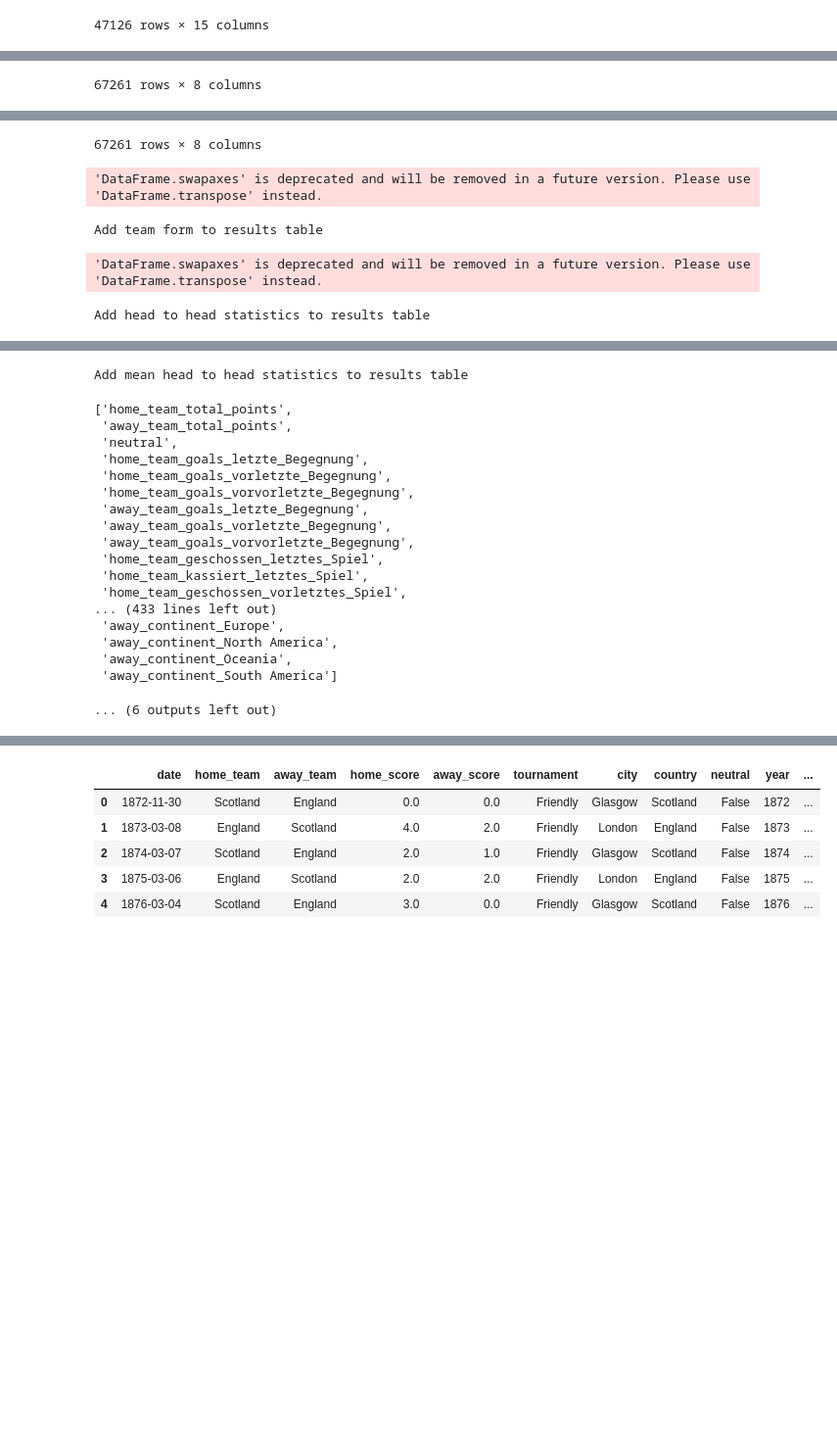
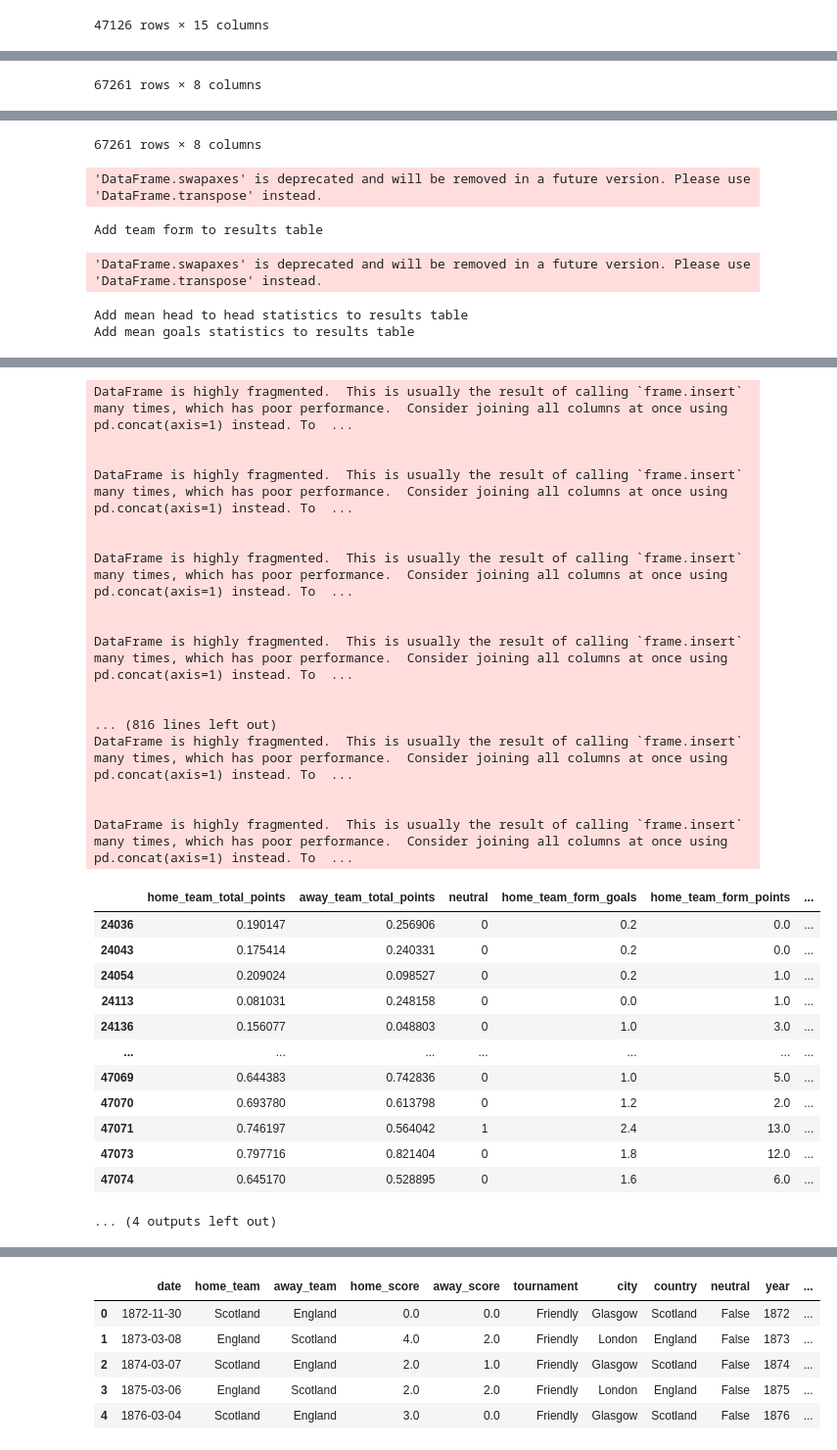
Before and after one commit to NiklasSeitherDHBW/Fussballergebnisse, a Jupyter notebook: Niklas_Weiterfürhung Sphie.ipynb, the cells around one changed output, grey strips where cells are left out. Shown at 98% size. Saved outputs shown, nothing was run; the diff lists cells and outputs as text; code cells hidden in the pictures; blank space fills up the shorter version.

```diff
--- a/Niklas_Weiterfürhung Sphie.ipynb
+++ b/Niklas_Weiterfürhung Sphie.ipynb
@@ -2798,11 +2846,14 @@ def prepare_data(df, target_col, features, dummy_columns, prepare_for="results")
         print("Add team form to results table")
         df = add_team_form(df)
 
-        print("Add head to head statistics to results table")
-        df = add_head2head(df)
+        #print("Add head to head statistics to results table")
+        #df = add_head2head(df)
 
         print("Add mean head to head statistics to results table")
         df = add_mean_h2h(df)
+
+        print("Add mean goals statistics to results table")
+        df= add_mean_goals(df)
 
     elif prepare_for == "shootouts":
         print("Drop first shooter")
@@ -3321,12 +3380,17 @@ df_results
 | 47125 | 2024-07-14 | NaN | NaN | NaN | NaN | UEFA Euro | Berlin | Germany | True | 2024 | ... |
 47126 rows × 15 columns
 # %%
-FEATURES = ["home_team_total_points", "away_team_total_points", "home_team", "away_team", "neutral", "home_continent", "away_continent", "home_team_goals_letzte_Begegnung", "home_team_goals_vorletzte_Begegnung", "home_team_goals_vorvorletzte_Begegnung", "away_team_goals_letzte_Begegnung",
-            "away_team_goals_vorletzte_Begegnung", "away_team_goals_vorvorletzte_Begegnung", "home_team_geschossen_letztes_Spiel", "home_team_kassiert_letztes_Spiel",
-            "home_team_geschossen_vorletztes_Spiel", "home_team_kassiert_vorletztes_Spiel", "home_team_geschossen_vorvorletztes_Spiel", "home_team_kassiert_vorvorletztes_Spiel",
-            "away_team_geschossen_letztes_Spiel", "away_team_kassiert_letztes_Spiel", "away_team_geschossen_vorletztes_Spiel", "away_team_kassiert_vorletztes_Spiel",
-            "away_team_geschossen_vorvorletztes_Spiel", "away_team_kassiert_vorvorletztes_Spiel", "home_team_form_goals", "home_team_form_points", "away_team_form_goals", "away_team_form_points",
-            "decade", "home_team_avg_goals", "away_team_avg_goals"]
+FEATURES = ["home_team_total_points", "away_team_total_points", "home_team", "away_team", "neutral", "home_continent", "away_continent",
+            #"home_team_goals_letzte_Begegnung", "home_team_goals_vorletzte_Begegnung", "home_team_goals_vorvorletzte_Begegnung", "away_team_goals_letzte_Begegnung",
+            #"away_team_goals_vorletzte_Begegnung", "away_team_goals_vorvorletzte_Begegnung",
+            #"home_team_geschossen_letztes_Spiel", "home_team_kassiert_letztes_Spiel",
+            #"home_team_geschossen_vorletztes_Spiel", "home_team_kassiert_vorletztes_Spiel", "home_team_geschossen_vorvorletztes_Spiel", "home_team_kassiert_vorvorletztes_Spiel",
+            #"away_team_geschossen_letztes_Spiel", "away_team_kassiert_letztes_Spiel", "away_team_geschossen_vorletztes_Spiel", "away_team_kassiert_vorletztes_Spiel",
+            #"away_team_geschossen_vorvorletztes_Spiel", "away_team_kassiert_vorvorletztes_Spiel",
+            "home_team_form_goals", "home_team_form_points", "away_team_form_goals", "away_team_form_points",
+            "decade", "home_team_avg_goals", "away_team_avg_goals",
+            "home_team_mean_geschossen", "home_team_mean_kassiert",
+            "away_team_mean_geschossen", "away_team_mean_kassiert"]
 
 DUMMY_COLUMNS = ["home_team", "away_team", "home_continent", "away_continent"]
 
@@ -3363,4 +3427,5 @@ Add fifa ranking to results table
 'DataFrame.swapaxes' is deprecated and will be removed in a future version. Please use 'DataFrame.transpose' instead.
 Add team form to results table
 'DataFrame.swapaxes' is deprecated and will be removed in a future version. Please use 'DataFrame.transpose' instead.
-Add head to head statistics to results table
+Add mean head to head statistics to results table
+Add mean goals statistics to results table
@@ -3368,22 +3449,33 @@ Downcasting behavior in `replace` is deprecated and will be removed in a future
-Add mean head to head statistics to results table
+DataFrame is highly fragmented.  This is usually the result of calling `frame.insert` many times, which has poor performance.  Consider joining all columns at once using pd.concat(axis=1) instead. To  ...
+
+
+DataFrame is highly fragmented.  This is usually the result of calling `frame.insert` many times, which has poor performance.  Consider joining all columns at once using pd.concat(axis=1) instead. To  ...
+
+
+DataFrame is highly fragmented.  This is usually the result of calling `frame.insert` many times, which has poor performance.  Consider joining all columns at once using pd.concat(axis=1) instead. To  ...
+
+
+DataFrame is highly fragmented.  This is usually the result of calling `frame.insert` many times, which has poor performance.  Consider joining all columns at once using pd.concat(axis=1) instead. To  ...
+
+
+... (816 lines left out)
+DataFrame is highly fragmented.  This is usually the result of calling `frame.insert` many times, which has poor performance.  Consider joining all columns at once using pd.concat(axis=1) instead. To  ...
+
+
+DataFrame is highly fragmented.  This is usually the result of calling `frame.insert` many times, which has poor performance.  Consider joining all columns at once using pd.concat(axis=1) instead. To  ...
+|  | home_team_total_points | away_team_total_points | neutral | home_team_form_goals | home_team_form_points | ... |
+| 24036 | 0.190147 | 0.256906 | 0 | 0.2 | 0.0 | ... |
+| 24043 | 0.175414 | 0.240331 | 0 | 0.2 | 0.0 | ... |
+| 24054 | 0.209024 | 0.098527 | 0 | 0.2 | 1.0 | ... |
+| 24113 | 0.081031 | 0.248158 | 0 | 0.0 | 1.0 | ... |
+| 24136 | 0.156077 | 0.048803 | 0 | 1.0 | 3.0 | ... |
+| ... | ... | ... | ... | ... | ... | ... |
+| 47069 | 0.644383 | 0.742836 | 0 | 1.0 | 5.0 | ... |
+| 47070 | 0.693780 | 0.613798 | 0 | 1.2 | 2.0 | ... |
+| 47071 | 0.746197 | 0.564042 | 1 | 2.4 | 13.0 | ... |
+| 47073 | 0.797716 | 0.821404 | 0 | 1.8 | 12.0 | ... |
+| 47074 | 0.645170 | 0.528895 | 0 | 1.6 | 6.0 | ... |
-['home_team_total_points',
- 'away_team_total_points',
- 'neutral',
- 'home_team_goals_letzte_Begegnung',
- 'home_team_goals_vorletzte_Begegnung',
- 'home_team_goals_vorvorletzte_Begegnung',
- 'away_team_goals_letzte_Begegnung',
- 'away_team_goals_vorletzte_Begegnung',
- 'away_team_goals_vorvorletzte_Begegnung',
- 'home_team_geschossen_letztes_Spiel',
- 'home_team_kassiert_letztes_Spiel',
- 'home_team_geschossen_vorletztes_Spiel',
-... (433 lines left out)
- 'away_continent_Europe',
- 'away_continent_North America',
- 'away_continent_Oceania',
- 'away_continent_South America']
+... (4 outputs left out)
-... (6 outputs left out)
 # %%
 x.to_pickle("x.pkl")
 y.to_pickle("y.pkl")
```
Also changed, not shown: parts of 16 cells of this notebook.
